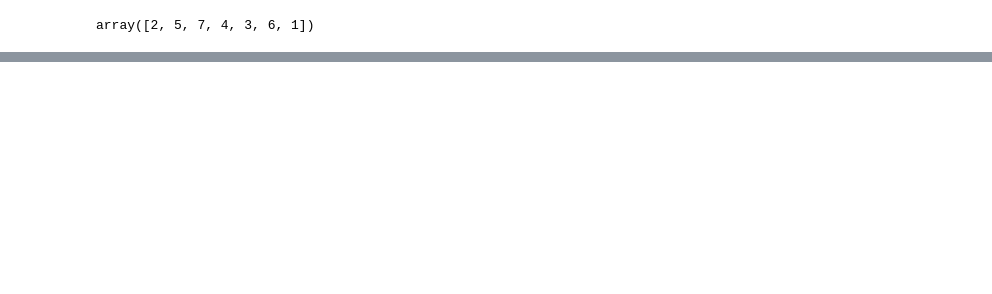
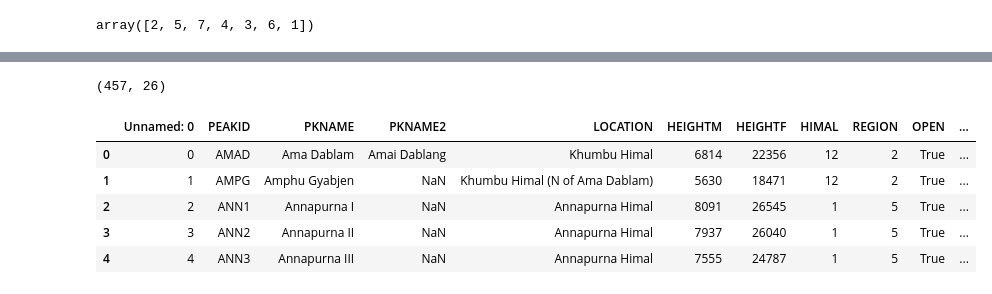
Before and after one commit to elbertwang3/himalayas, a Jupyter notebook: data/Untitled.ipynb, the cells around one changed output, grey strips where cells are left out. Cells and saved outputs as stored; diff of their text form; code cells hidden in the pictures; blank space fills up the shorter version.

```diff
--- a/data/Untitled.ipynb
+++ b/data/Untitled.ipynb
@@ -504,0 +501,4 @@ array([2, 5, 7, 4, 3, 6, 1])
+# %%
+peaks.shape
+# %% [output]
+(457, 26)
@@ -504,0 +507,11 @@ array([2, 5, 7, 4, 3, 6, 1])
+# %%
+gpf = pd.read_csv("geocodedpeaksfinal.csv")
+# %%
+gpf.head()
+# %% [output]
+|  | Unnamed: 0 | PEAKID | PKNAME | PKNAME2 | LOCATION | HEIGHTM | HEIGHTF | HIMAL | REGION | OPEN | ... |
+| 0 | 0 | AMAD | Ama Dablam | Amai Dablang | Khumbu Himal | 6814 | 22356 | 12 | 2 | True | ... |
+| 1 | 1 | AMPG | Amphu Gyabjen | NaN | Khumbu Himal (N of Ama Dablam) | 5630 | 18471 | 12 | 2 | True | ... |
+| 2 | 2 | ANN1 | Annapurna I | NaN | Annapurna Himal | 8091 | 26545 | 1 | 5 | True | ... |
+| 3 | 3 | ANN2 | Annapurna II | NaN | Annapurna Himal | 7937 | 26040 | 1 | 5 | True | ... |
+| 4 | 4 | ANN3 | Annapurna III | NaN | Annapurna Himal | 7555 | 24787 | 1 | 5 | True | ... |
```
Also changed, not shown: parts of 17 cells of this notebook, 13 other files.
